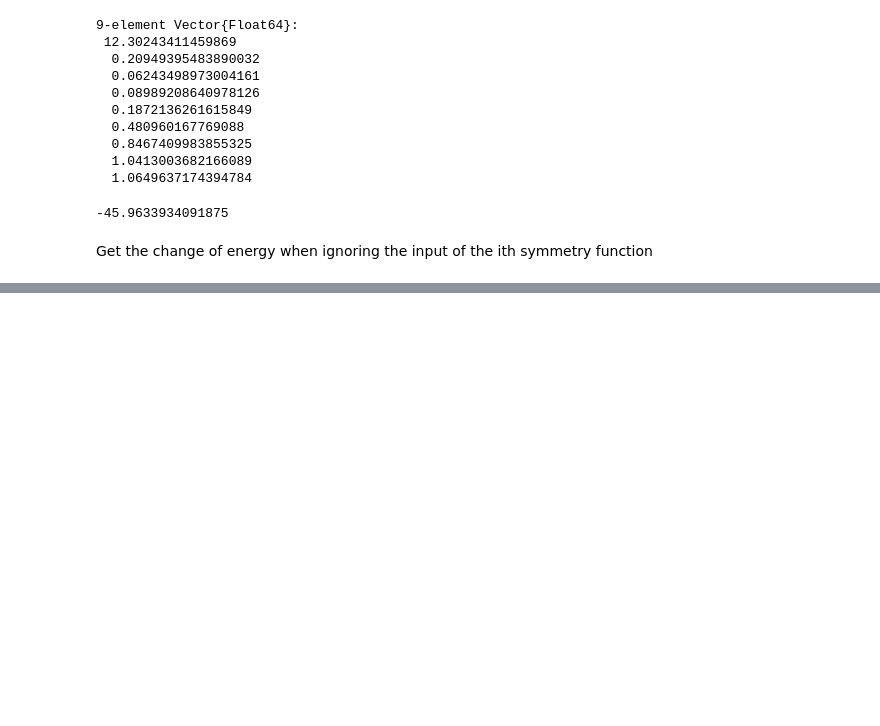
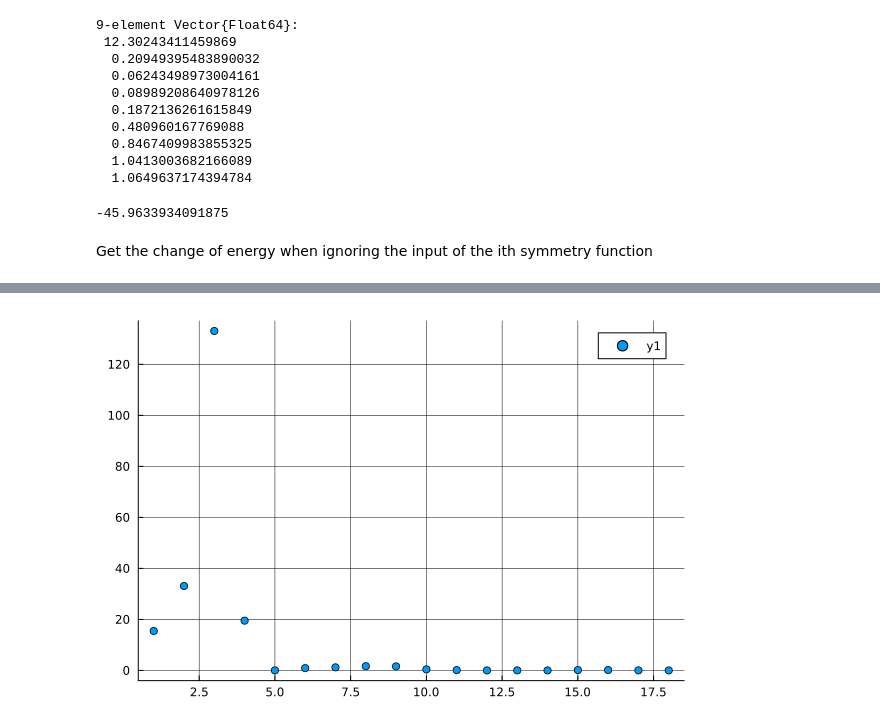
Before and after one commit to JuKoWi/FeatureImportance, a Jupyter notebook: run_me_by_julius.ipynb, the cells around one changed output, grey strips where cells are left out. Cells and saved outputs as stored; diff of their text form; code cells hidden in the pictures; blank space fills up the shorter version.

```diff
--- a/run_me_by_julius.ipynb
+++ b/run_me_by_julius.ipynb
@@ -121,0 +126,25 @@ plot(delta_e, seriestype = [:scatter], grid = true, gridalpha = 2, gridcolor = :
+# %%
+g2_list = [
+
+G2( 0.000, 10.0, 0.00),
+G2( 0.050, 10.0, 0.00),
+G2(0.050, 10.0, 3.00),
+G2(0.050, 10.0, 6.00),
+
+G2( 4.000, 10.0, 3.00),
+G2(4.000, 10.0, 3.50),
+G2( 4.000, 10.0, 4.00),
+G2( 4.000, 10.0, 4.50),
+G2( 4.000, 10.0, 5.00),
+G2( 4.000, 10.0, 5.50),
+G2( 4.000, 10.0, 6.00),
+
+
+G2(10.0, 10.0, 4.10),
+G2(10.0, 10.0, 4.30),
+G2(10.0, 10.0, 4.90),
+G2(10.0, 10.0, 5.70),
+G2(10.0, 10.0, 6.80),
+G2(10.0, 10.0, 8.80),
+G2(10.0, 10.0, 9.80)
+]
@@ -121,0 +213,10 @@ plot(delta_e, seriestype = [:scatter], grid = true, gridalpha = 2, gridcolor = :
+# %%
+delta_e = zeros(length(g2_list))
+for i in 1:length(g2_list)
+    input_vec = copy(reference_input)
+    input_vec[i] = 0
+    energy = model(input_vec)[1]
+    delta_e[i] = e_reference - energy
+end
+
+delta_e = abs.(delta_e)
@@ -121,0 +243,4 @@ plot(delta_e, seriestype = [:scatter], grid = true, gridalpha = 2, gridcolor = :
+# %%
+plot(delta_e, seriestype = [:scatter], grid = true, gridalpha = 2, gridcolor = :black)
+# %% [output]
+[figure, added]
```
Also changed, not shown: parts of 8 cells of this notebook, 1 other file.
